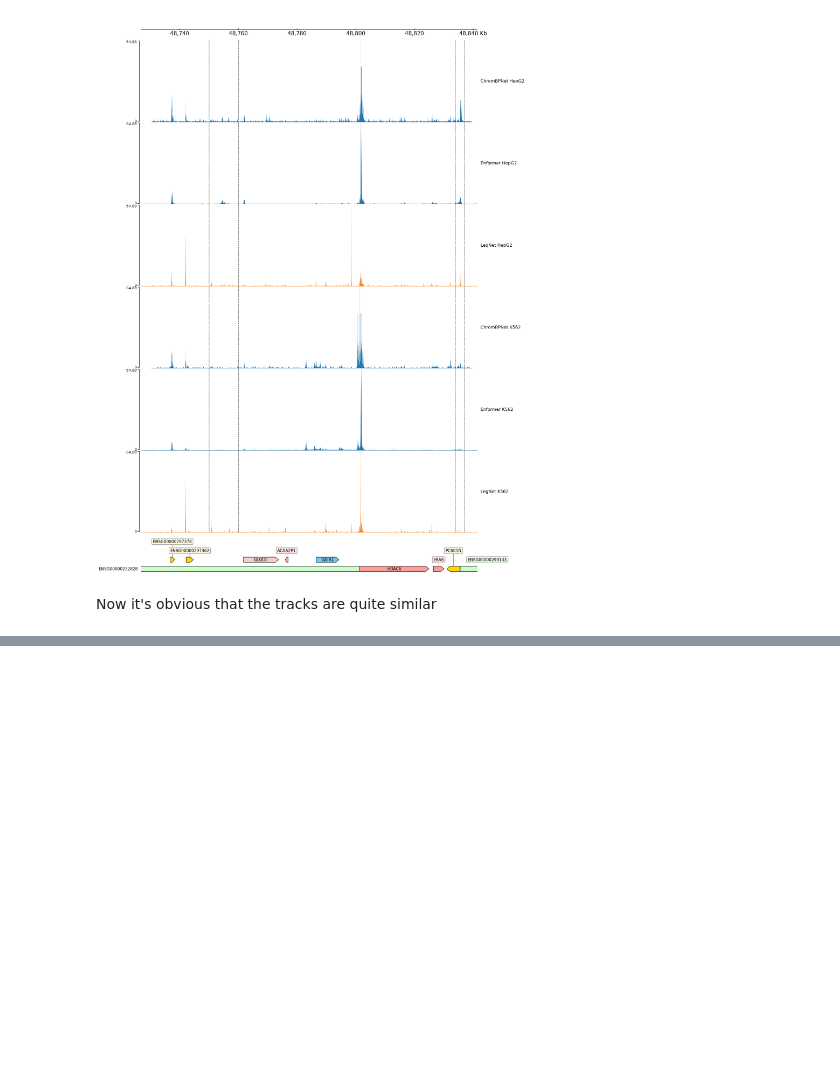
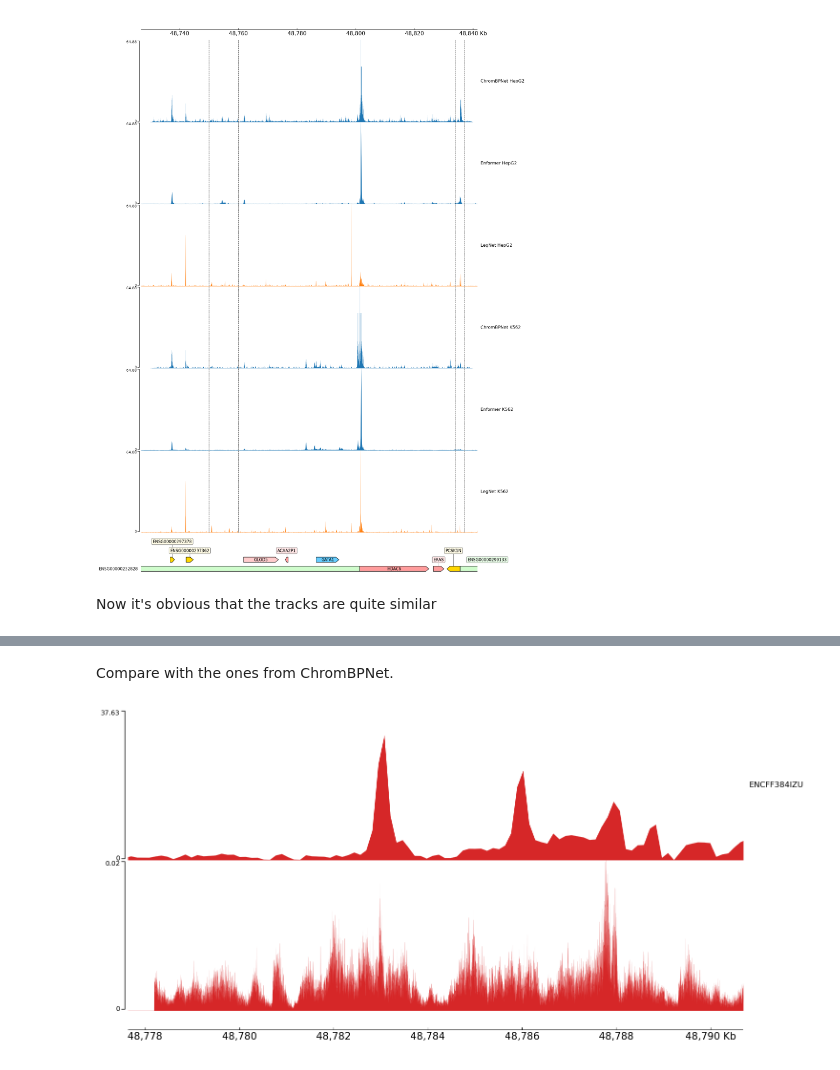
Before and after one commit to pinellolab/chorus, a Jupyter notebook: examples/chrombpnet_enformer_gata1.ipynb, the cells around one changed output, grey strips where cells are left out. Cells and saved outputs as stored; diff of their text form; code cells hidden in the pictures; blank space fills up the shorter version.

```diff
--- a/examples/chrombpnet_enformer_gata1.ipynb
+++ b/examples/chrombpnet_enformer_gata1.ipynb
@@ -1055,0 +1180,19 @@ Now it's obvious that the tracks are quite similar
+# %% [markdown]
+Compare with the ones from ChromBPNet.
+# %%
+from coolbox.api import *
+
+frame = (
+    enformer_results[enformer_ids[0]].get_coolbox_representation(
+        add_xaxis=False,
+        add_vlines=False
+    ) +
+    wt_results[pos_track_id].get_coolbox_representation(
+        add_xaxis=False,
+        add_vlines=False
+    ) + XAxis()
+)
+
+frame.plot('chrX:48777634-48790694')
+# %% [output]
+[figure, added]
```
Also changed, not shown: parts of 31 cells of this notebook, 14 other files.
